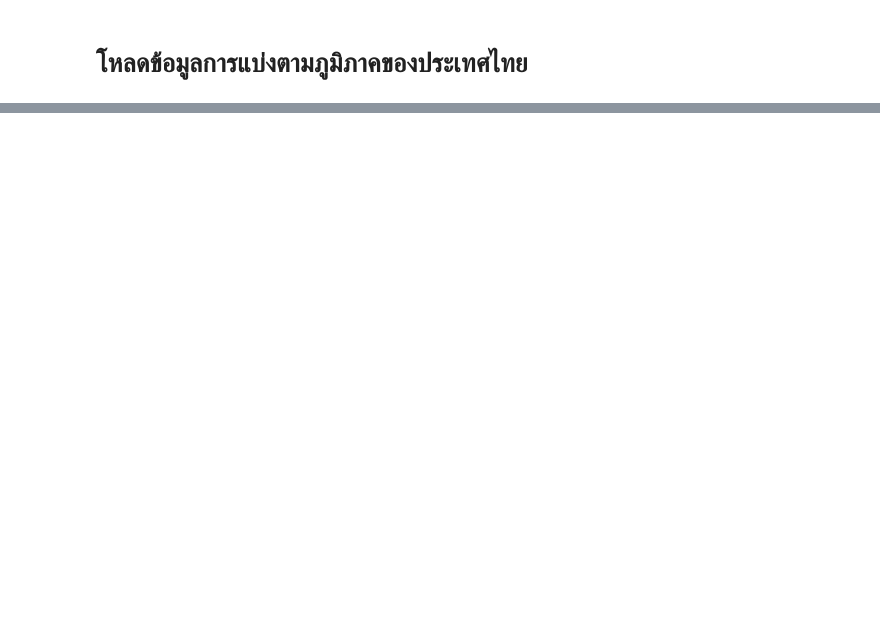
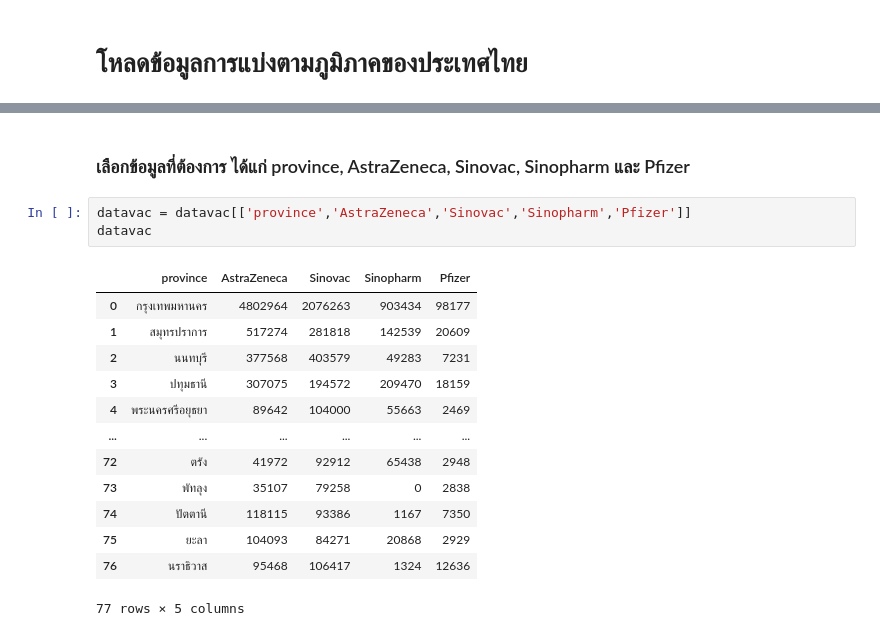
Before and after one commit to PhinyadaPhen/data_viz_2022, a Jupyter notebook: ProjectDashboard.ipynb, the cells around one changed output, grey strips where cells are left out. Drawn from its saved outputs; the diff is of its cells as text; blank space fills up the shorter version.

```diff
--- a/ProjectDashboard.ipynb
+++ b/ProjectDashboard.ipynb
@@ -761,0 +870,19 @@ datamix
+# %% [markdown]
+### เลือกข้อมูลที่ต้องการ ได้แก่ province, AstraZeneca, Sinovac, Sinopharm และ Pfizer
+# %%
+datavac = datavac[['province','AstraZeneca','Sinovac','Sinopharm','Pfizer']]
+datavac
+# %% [output]
+|  | province | AstraZeneca | Sinovac | Sinopharm | Pfizer |
+| 0 | กรุงเทพมหานคร | 4802964 | 2076263 | 903434 | 98177 |
+| 1 | สมุทรปราการ | 517274 | 281818 | 142539 | 20609 |
+| 2 | นนทบุรี | 377568 | 403579 | 49283 | 7231 |
+| 3 | ปทุมธานี | 307075 | 194572 | 209470 | 18159 |
+| 4 | พระนครศรีอยุธยา | 89642 | 104000 | 55663 | 2469 |
+| ... | ... | ... | ... | ... | ... |
+| 72 | ตรัง | 41972 | 92912 | 65438 | 2948 |
+| 73 | พัทลุง | 35107 | 79258 | 0 | 2838 |
+| 74 | ปัตตานี | 118115 | 93386 | 1167 | 7350 |
+| 75 | ยะลา | 104093 | 84271 | 20868 | 2929 |
+| 76 | นราธิวาส | 95468 | 106417 | 1324 | 12636 |
+77 rows × 5 columns
```
Also changed, not shown: parts of 14 cells of this notebook.
